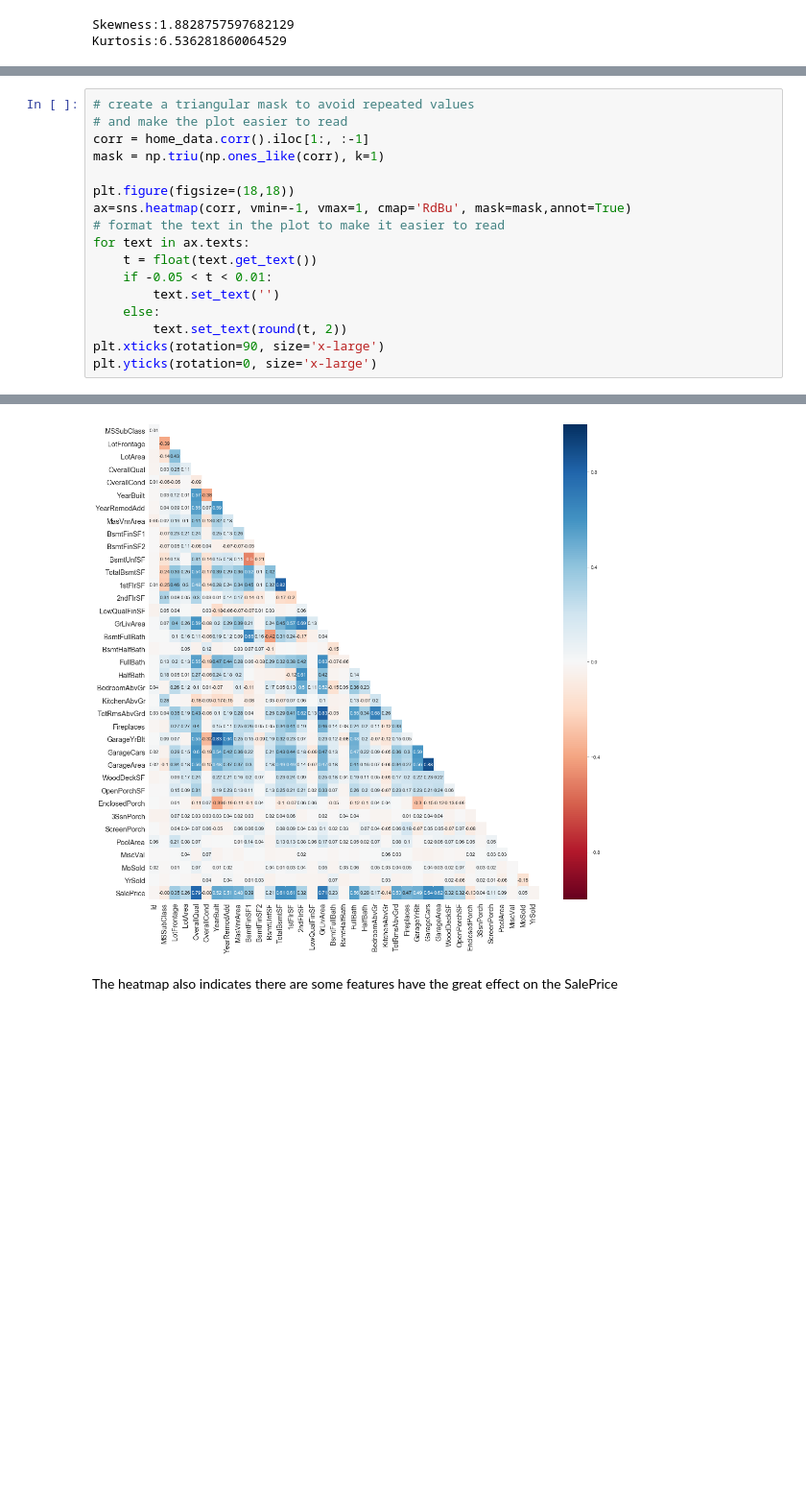
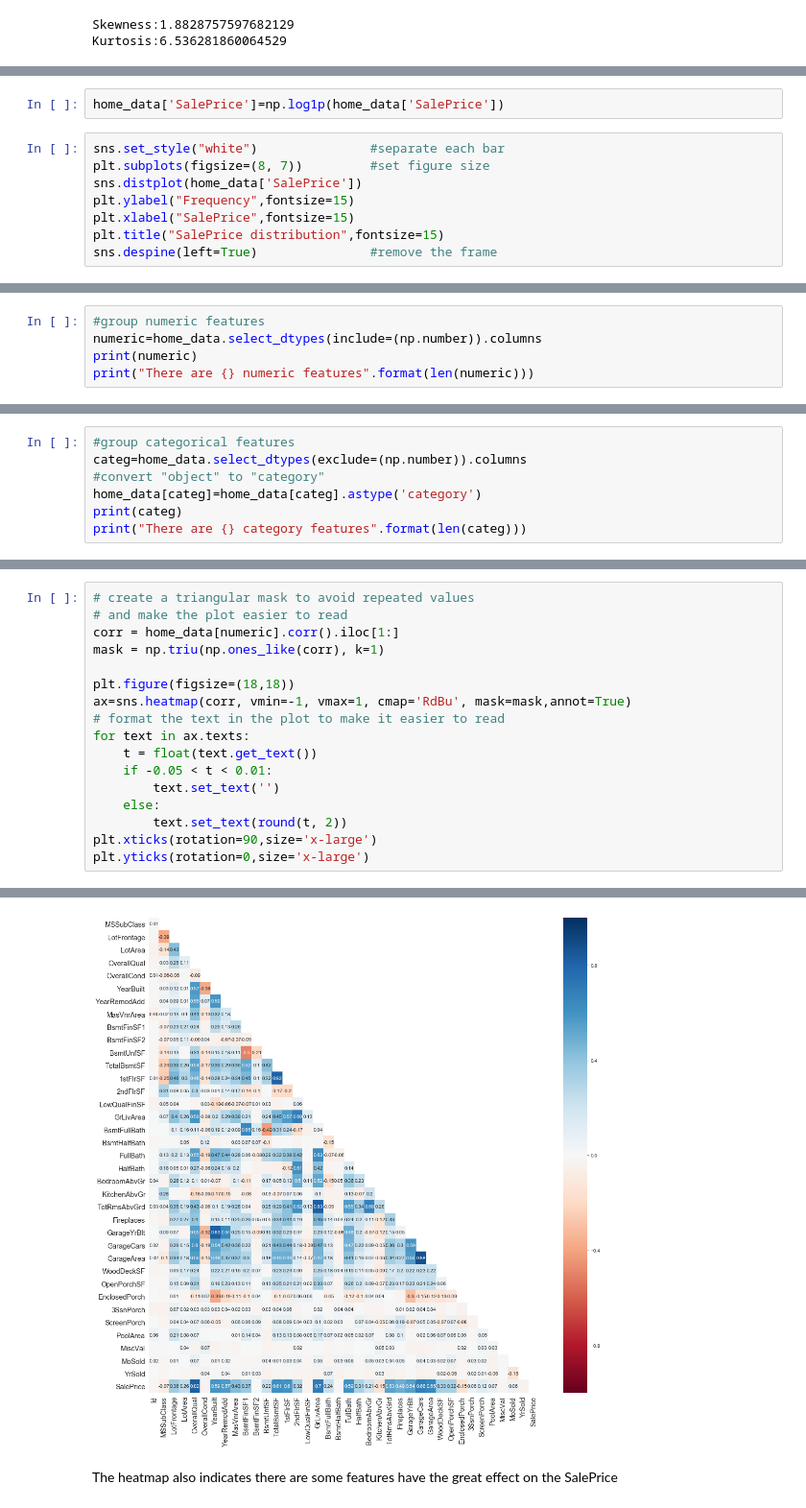
Before and after one commit to joshhmzhang/Machine-Learning-Kaggle-competition-Housing-price, a Jupyter notebook: Machine Learning Competitions.ipynb, the cells around one changed output, grey strips where cells are left out. Shown at 96% size. Saved outputs shown, nothing was run; the diff lists cells and outputs as text; blank space fills up the shorter version.

```diff
--- a/Machine Learning Competitions.ipynb
+++ b/Machine Learning Competitions.ipynb
@@ -117,0 +105,10 @@ numerical_features=[col for col in home_data.columns if home_data[col].dtypes!="
+# %%
+home_data['SalePrice']=np.log1p(home_data['SalePrice'])
+# %%
+sns.set_style("white")               #separate each bar
+plt.subplots(figsize=(8, 7))         #set figure size
+sns.distplot(home_data['SalePrice'])
+plt.ylabel("Frequency",fontsize=15)
+plt.xlabel("SalePrice",fontsize=15)
+plt.title("SalePrice distribution",fontsize=15)
+sns.despine(left=True)               #remove the frame
@@ -117,0 +119,5 @@ numerical_features=[col for col in home_data.columns if home_data[col].dtypes!="
+# %%
+#group numeric features
+numeric=home_data.select_dtypes(include=(np.number)).columns
+print(numeric)
+print("There are {} numeric features".format(len(numeric)))
@@ -117,0 +135,7 @@ numerical_features=[col for col in home_data.columns if home_data[col].dtypes!="
+# %%
+#group categorical features
+categ=home_data.select_dtypes(exclude=(np.number)).columns
+#convert "object" to "category"
+home_data[categ]=home_data[categ].astype('category')
+print(categ)
+print("There are {} category features".format(len(categ)))
@@ -173,25 +206,25 @@ plt.show()
 # %%
 # create a triangular mask to avoid repeated values
 # and make the plot easier to read
-corr = home_data.corr().iloc[1:, :-1]
+corr = home_data[numeric].corr().iloc[1:]
 mask = np.triu(np.ones_like(corr), k=1)
 
 plt.figure(figsize=(18,18))
 ax=sns.heatmap(corr, vmin=-1, vmax=1, cmap='RdBu', mask=mask,annot=True)
 # format the text in the plot to make it easier to read
 for text in ax.texts:
     t = float(text.get_text())
     if -0.05 < t < 0.01:
         text.set_text('')
     else:
         text.set_text(round(t, 2))
-plt.xticks(rotation=90, size='x-large')
-plt.yticks(rotation=0, size='x-large')
+plt.xticks(rotation=90,size='x-large')
+plt.yticks(rotation=0,size='x-large')
 # %% [output]
 (array([ 0.5,  1.5,  2.5,  3.5,  4.5,  5.5,  6.5,  7.5,  8.5,  9.5, 10.5,
         11.5, 12.5, 13.5, 14.5, 15.5, 16.5, 17.5, 18.5, 19.5, 20.5, 21.5,
         22.5, 23.5, 24.5, 25.5, 26.5, 27.5, 28.5, 29.5, 30.5, 31.5, 32.5,
         33.5, 34.5, 35.5, 36.5]), <a list of 37 Text yticklabel objects>)
-[figure, old version]
+[figure, new version]
 # %% [markdown]
 The heatmap also indicates there are some features have the great effect on the SalePrice
```
Also changed, not shown: parts of 103 cells of this notebook.
